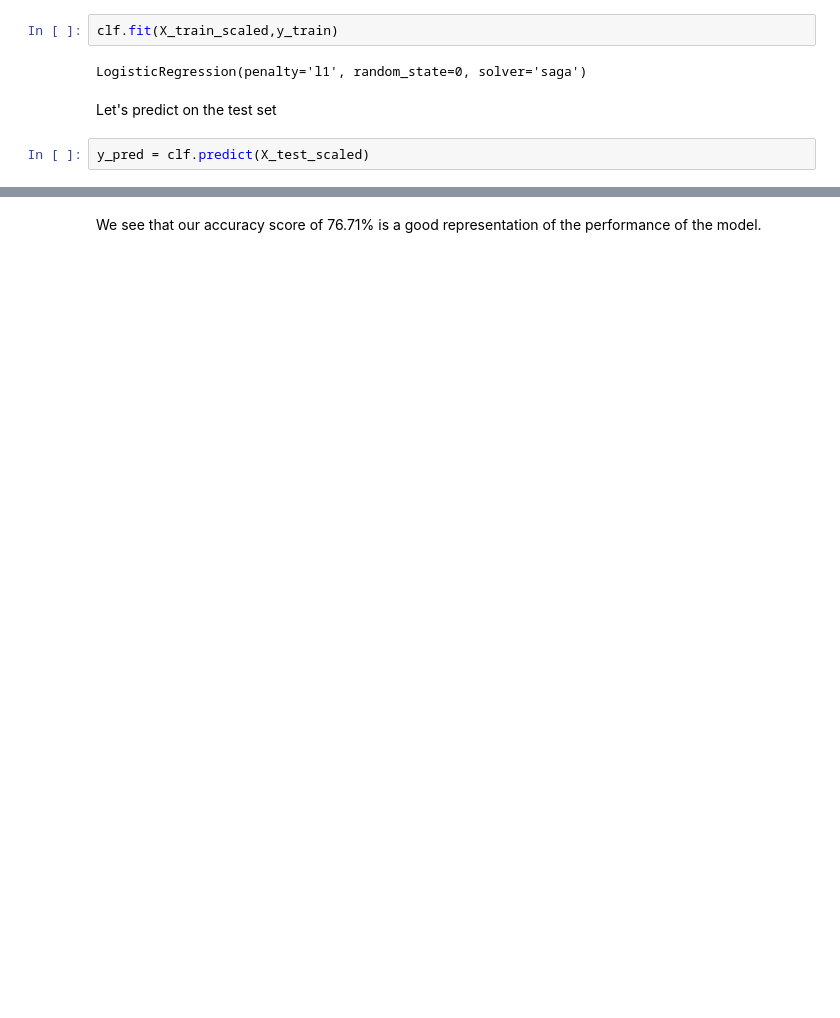
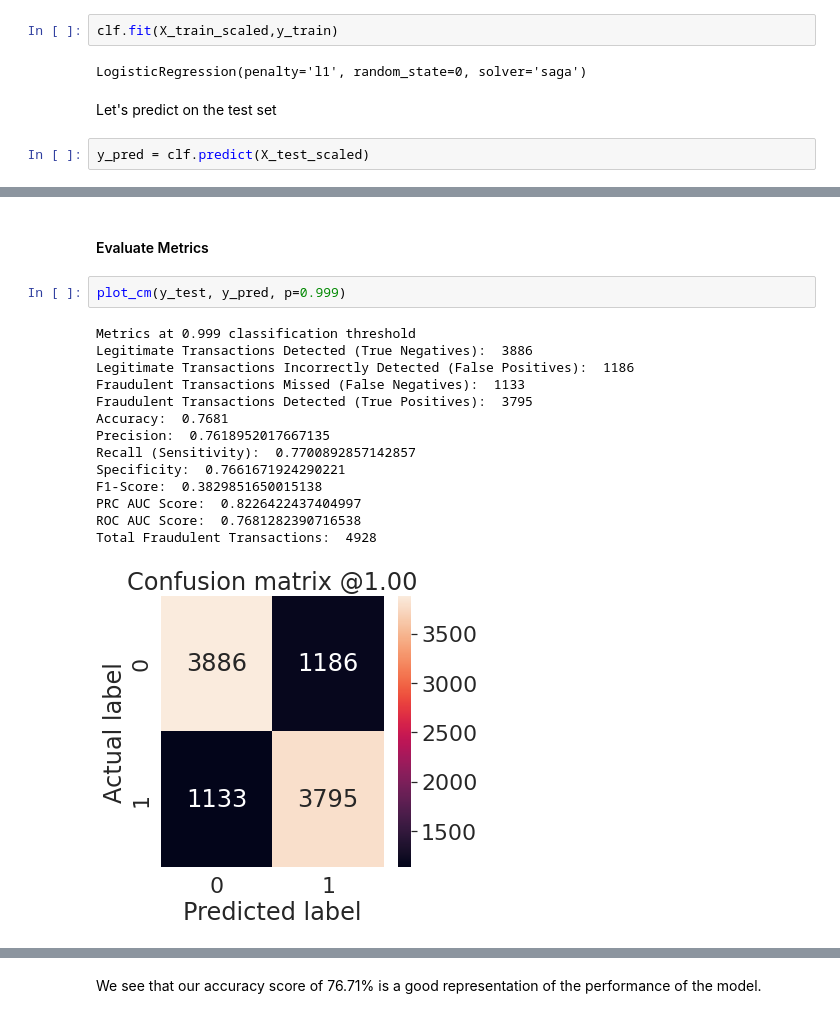
Before and after one commit to jehasbani/directing-customers-to-subscription-through-app-behavior-analysis, a Jupyter notebook: code.ipynb, the cells around one changed output, grey strips where cells are left out. Drawn from its saved outputs; the diff is of its cells as text; blank space fills up the shorter version.

```diff
--- a/code.ipynb
+++ b/code.ipynb
@@ -482,0 +598,19 @@ NPV: 0.7743
+# %% [markdown]
+#### Evaluate Metrics
+# %%
+plot_cm(y_test, y_pred, p=0.999)
+# %% [output]
+Metrics at 0.999 classification threshold
+Legitimate Transactions Detected (True Negatives):  3886
+Legitimate Transactions Incorrectly Detected (False Positives):  1186
+Fraudulent Transactions Missed (False Negatives):  1133
+Fraudulent Transactions Detected (True Positives):  3795
+Accuracy:  0.7681
+Precision:  0.7618952017667135
+Recall (Sensitivity):  0.7700892857142857
+Specificity:  0.7661671924290221
+F1-Score:  0.3829851650015138
+PRC AUC Score:  0.8226422437404997
+ROC AUC Score:  0.7681282390716538
+Total Fraudulent Transactions:  4928
+[figure, added]
```
Also changed, not shown: parts of 69 cells of this notebook.
